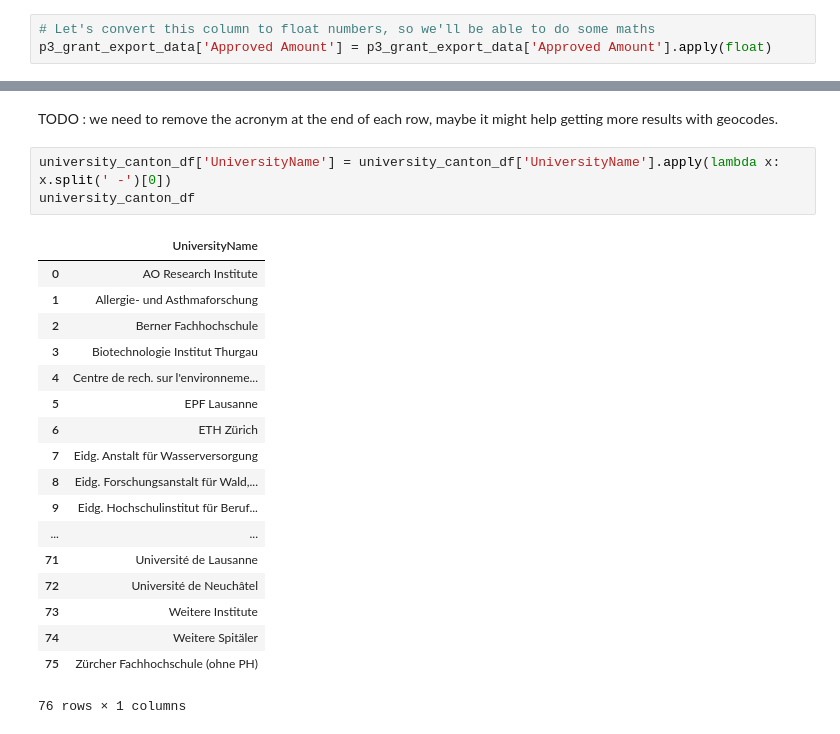
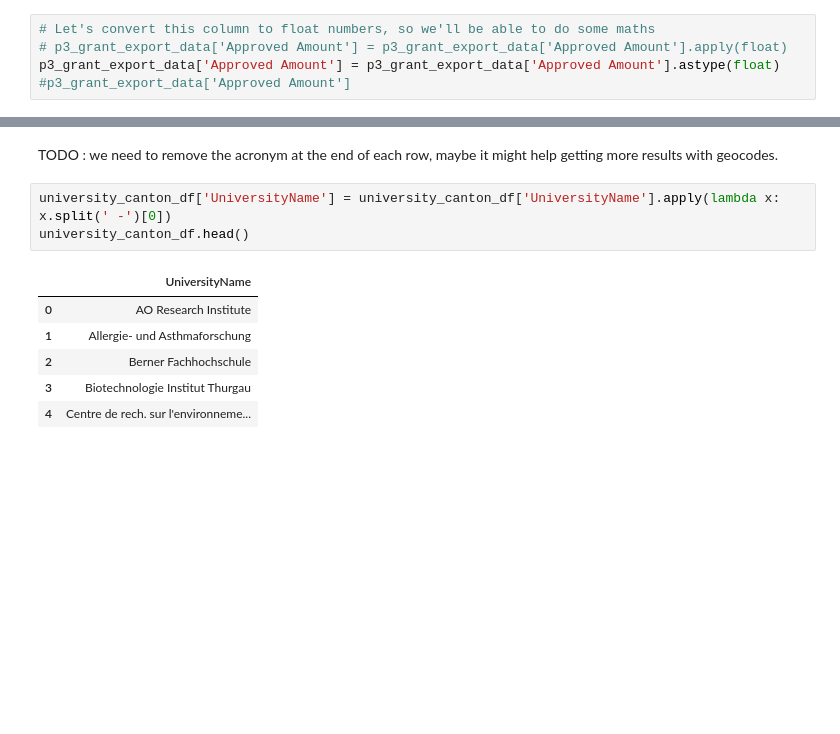
Before and after one commit to Merinorus/adaisawesome, a Jupyter notebook: Homework/03 - Interactive Viz/HW3_Interactive_Viz.ipynb, the cells around one changed output, grey strips where cells are left out. Drawn from its saved outputs; the diff is of its cells as text; blank space fills up the shorter version.

```diff
--- a/Homework/03 - Interactive Viz/HW3_Interactive_Viz.ipynb
+++ b/Homework/03 - Interactive Viz/HW3_Interactive_Viz.ipynb
@@ -98,7 +128,9 @@ type(p3_grant_export_data['Approved Amount'][1])
 str
 # %%
 # Let's convert this column to float numbers, so we'll be able to do some maths
-p3_grant_export_data['Approved Amount'] = p3_grant_export_data['Approved Amount'].apply(float)
+# p3_grant_export_data['Approved Amount'] = p3_grant_export_data['Approved Amount'].apply(float)
+p3_grant_export_data['Approved Amount'] = p3_grant_export_data['Approved Amount'].astype(float)
+#p3_grant_export_data['Approved Amount']
 # %% [output]
 A value is trying to be set on a copy of a slice from a DataFrame.
 Try using .loc[row_indexer,col_indexer] = value instead
@@ -173,26 +207,14 @@ university_canton_df.head()
 TODO  : we need to remove the acronym at the end of each row, maybe it might help getting more results with geocodes.
 # %%
 university_canton_df['UniversityName'] = university_canton_df['UniversityName'].apply(lambda x: x.split(' -')[0])
-university_canton_df
+university_canton_df.head()
 # %% [output]
 |  | UniversityName |
 | 0 | AO Research Institute |
 | 1 | Allergie- und Asthmaforschung |
 | 2 | Berner Fachhochschule |
 | 3 | Biotechnologie Institut Thurgau |
 | 4 | Centre de rech. sur l'environneme... |
-| 5 | EPF Lausanne |
-| 6 | ETH Zürich |
-| 7 | Eidg. Anstalt für Wasserversorgung |
-| 8 | Eidg. Forschungsanstalt für Wald,... |
-| 9 | Eidg. Hochschulinstitut für Beruf... |
-| ... | ... |
-| 71 | Université de Lausanne |
-| 72 | Université de Neuchâtel |
-| 73 | Weitere Institute |
-| 74 | Weitere Spitäler |
-| 75 | Zürcher Fachhochschule (ohne PH) |
-76 rows × 1 columns
 # %%
 req = requests.get("https://maps.googleapis.com/maps/api/geocode/json?address=EPF+Lausanne+-+EPFL&key=AIzaSyBHiguwVkCbbYPAy6c0ACQTrz73JvFz4PM")
 json_response = req.json()
```
Also changed, not shown: parts of 21 cells of this notebook, 2 other files.
